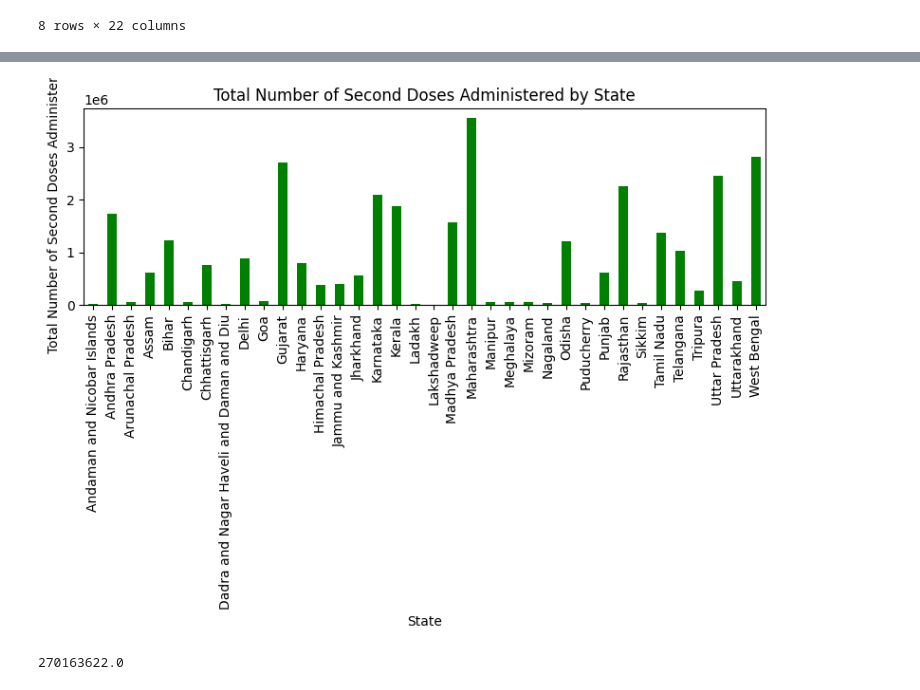
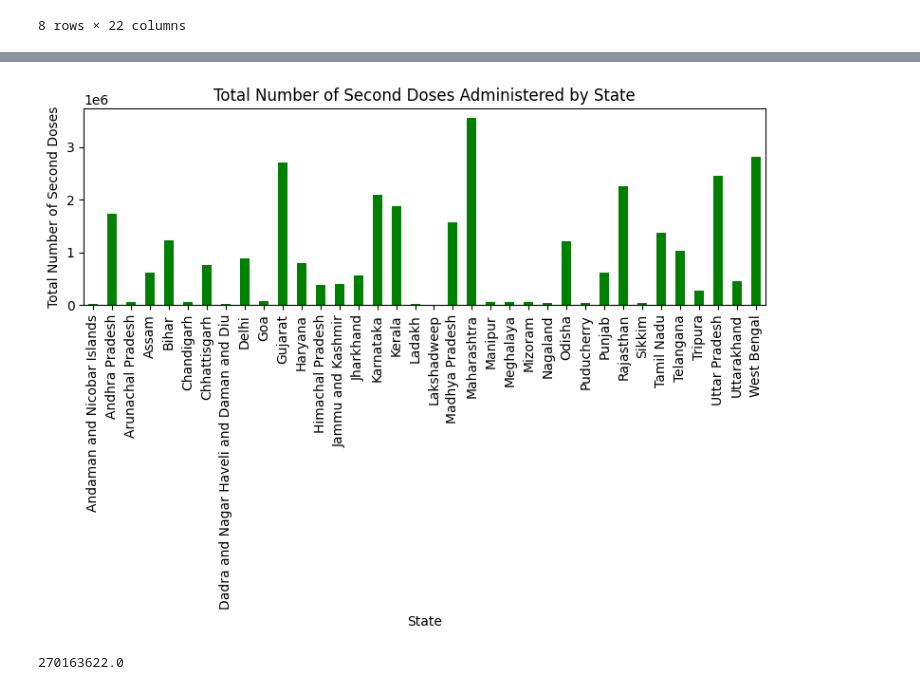
Before and after one commit to sahil3241/Covid-Analysis, a Jupyter notebook: a4.ipynb, the cells around one changed output, grey strips where cells are left out. Saved outputs shown, nothing was run; the diff lists cells and outputs as text; code cells hidden in the pictures.

```diff
--- a/a4.ipynb
+++ b/a4.ipynb
@@ -112,14 +114,14 @@ Name: Second Dose Administered, dtype: float64
 # %%
 plt.figure(figsize=(8, 6))
 state_groupby1.plot(kind='bar', color='green')  # Using a different color for second dose
 plt.title('Total Number of Second Doses Administered by State')
 plt.xlabel('State')
-plt.ylabel('Total Number of Second Doses Administered')
+plt.ylabel('Total Number of Second Doses')
 plt.xticks(rotation=90)
 plt.tight_layout()
 plt.show()
 # %% [output]
-[figure, old version]
+[figure, new version]
 # %%
 specific_date_str = '09/08/2021'
 
```
Also changed, not shown: parts of 5 cells of this notebook, 4 other files.
